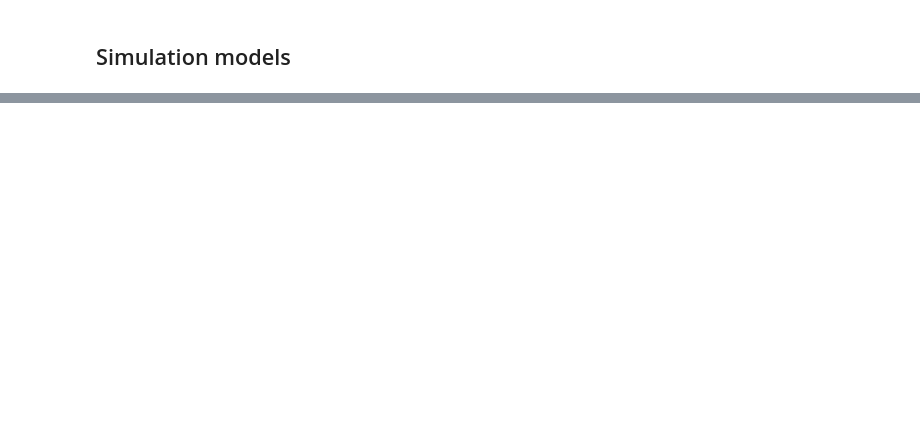
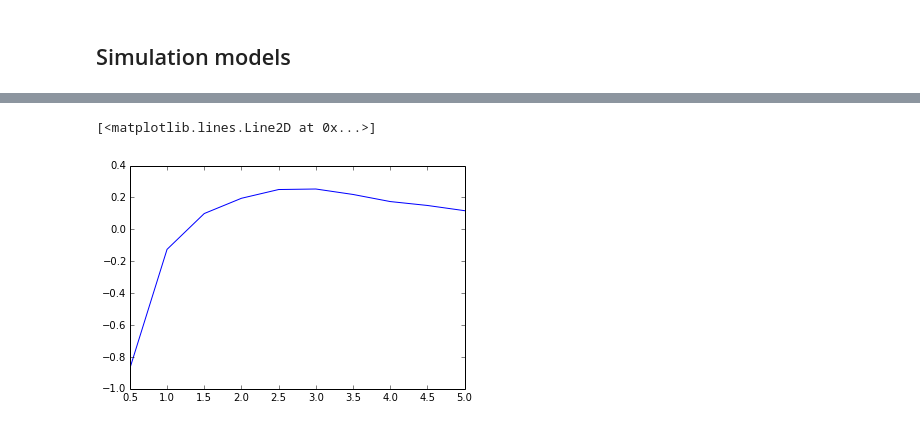
Before and after one commit to vankempen/Thesis, a Jupyter notebook: Simulation/Simulation.ipynb, the cells around one changed output, grey strips where cells are left out. Cells and saved outputs as stored; diff of their text form; code cells hidden in the pictures; blank space fills up the shorter version.

```diff
--- a/Simulation/Simulation.ipynb
+++ b/Simulation/Simulation.ipynb
@@ -1503,0 +470,13 @@ ORD  >  LGA
+# %%
+flyFrom, flyTo = 'LHR', 'AMS'
+hp, _ = get_ticketPrices_route(historical, flyFrom, flyTo)
+cp, _ = get_ticketPrices_route(storage, flyFrom, flyTo)
+
+m = 3
+results = []
+custWTP = customerWTP_simple(cp)
+r = np.linspace(0.5, 5, 10)
+for OEF in r:
+    sellerWTA = sellerWTA_MC(cp, cp, m, OEF, minPrice=1.01)
+    p = run_optionSimulation(cp, custWTP, sellerWTA, m)
+    results.append(p.get_percProfits() * p.get_percAccepted() * 100)
@@ -1503,0 +490,5 @@ ORD  >  LGA
+# %%
+plot(r, results)
+# %% [output]
+[<matplotlib.lines.Line2D at 0x...>]
+[figure, added]
```
Also changed, not shown: parts of 149 cells of this notebook.
